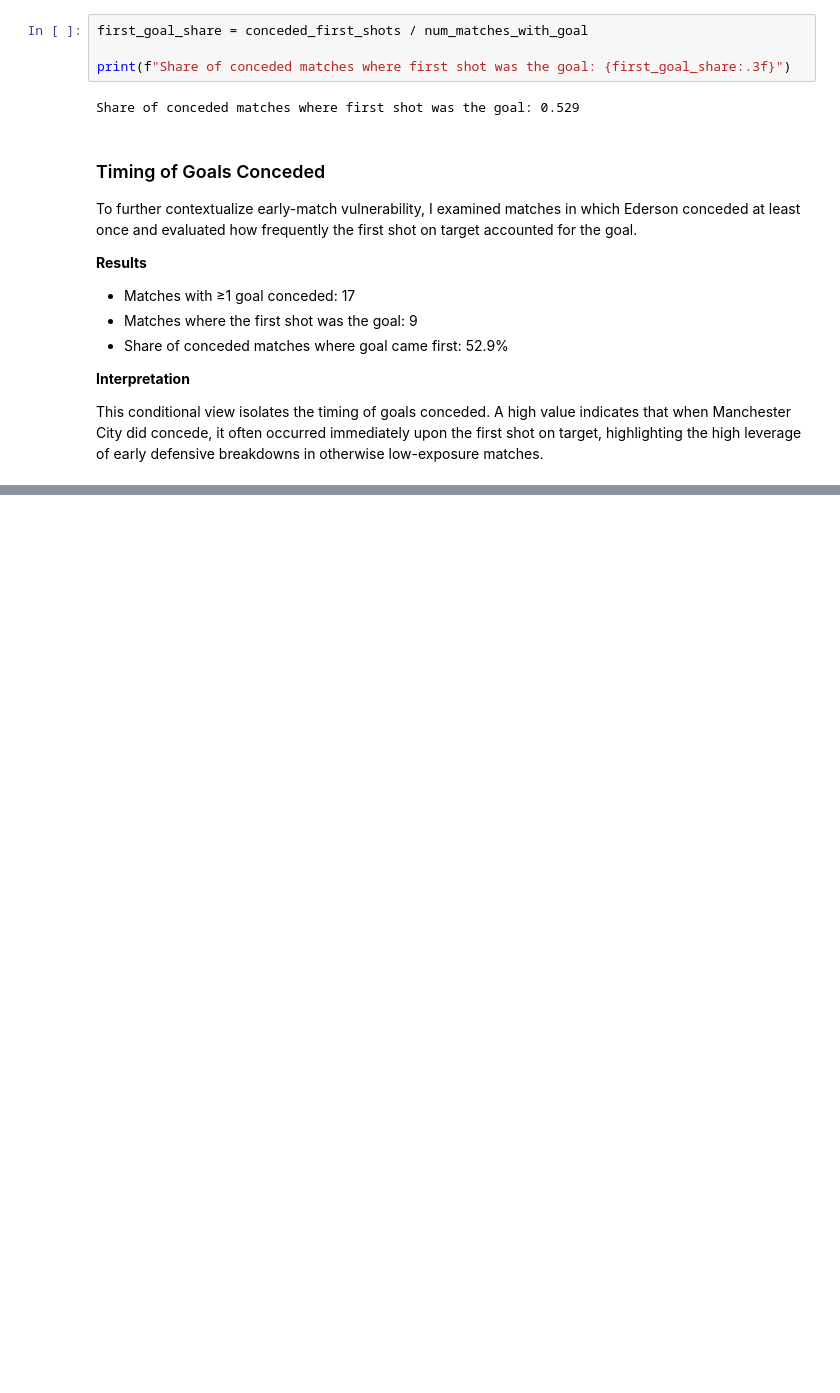
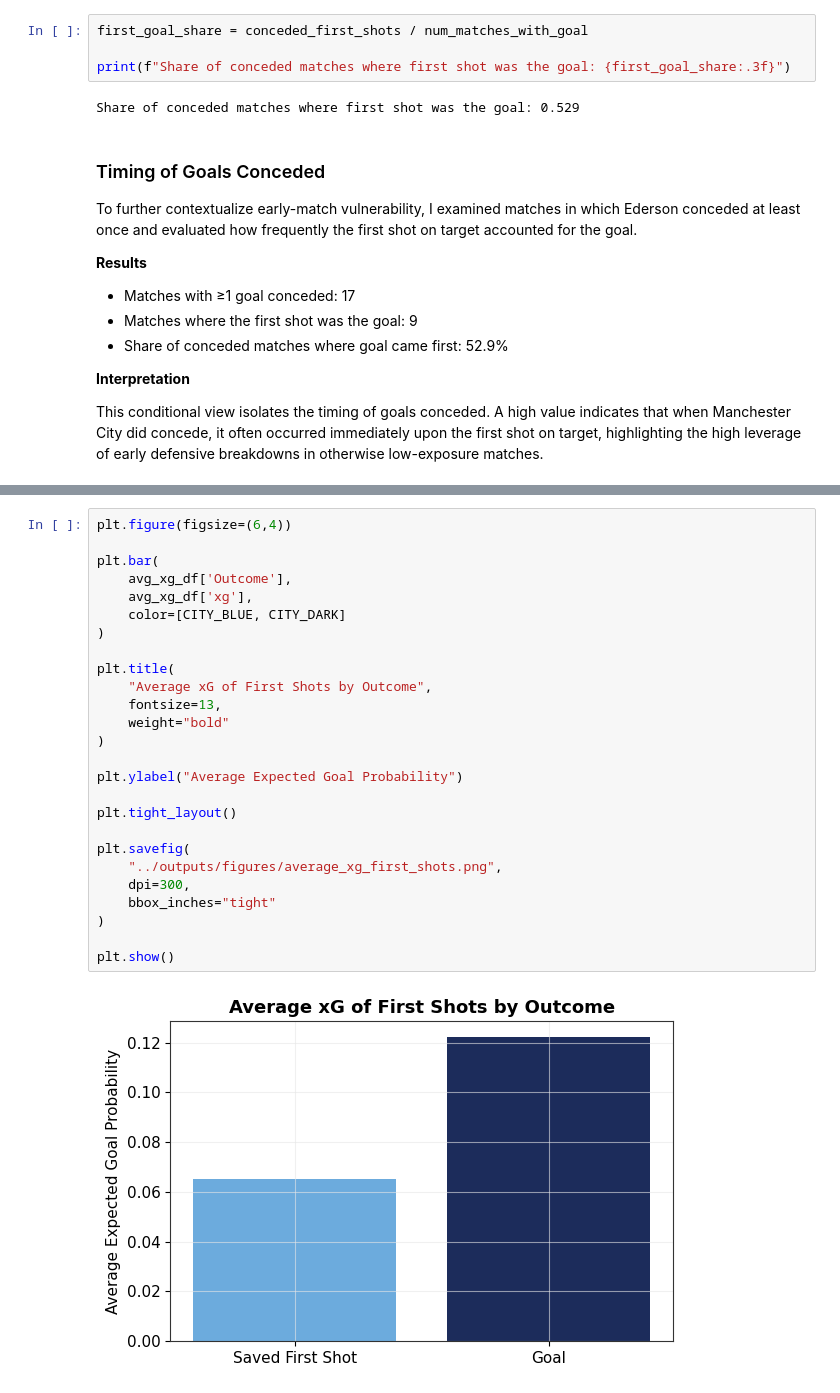
Before and after one commit to danielbkuti/Soccer_Analysis, a Jupyter notebook: notebooks/ederson-eda.ipynb, the cells around one changed output, grey strips where cells are left out. Drawn from its saved outputs; the diff is of its cells as text; blank space fills up the shorter version.

```diff
--- a/notebooks/ederson-eda.ipynb
+++ b/notebooks/ederson-eda.ipynb
@@ -630,0 +776,28 @@ This conditional view isolates the timing of goals conceded. A high value indica
+# %%
+plt.figure(figsize=(6,4))
+
+plt.bar(
+    avg_xg_df['Outcome'],
+    avg_xg_df['xg'],
+    color=[CITY_BLUE, CITY_DARK]
+)
+
+plt.title(
+    "Average xG of First Shots by Outcome",
+    fontsize=13,
+    weight="bold"
+)
+
+plt.ylabel("Average Expected Goal Probability")
+
+plt.tight_layout()
+
+plt.savefig(
+    "../outputs/figures/average_xg_first_shots.png",
+    dpi=300,
+    bbox_inches="tight"
+)
+
+plt.show()
+# %% [output]
+[figure, added]
```
Also changed, not shown: parts of 54 cells of this notebook, 8 other files.
